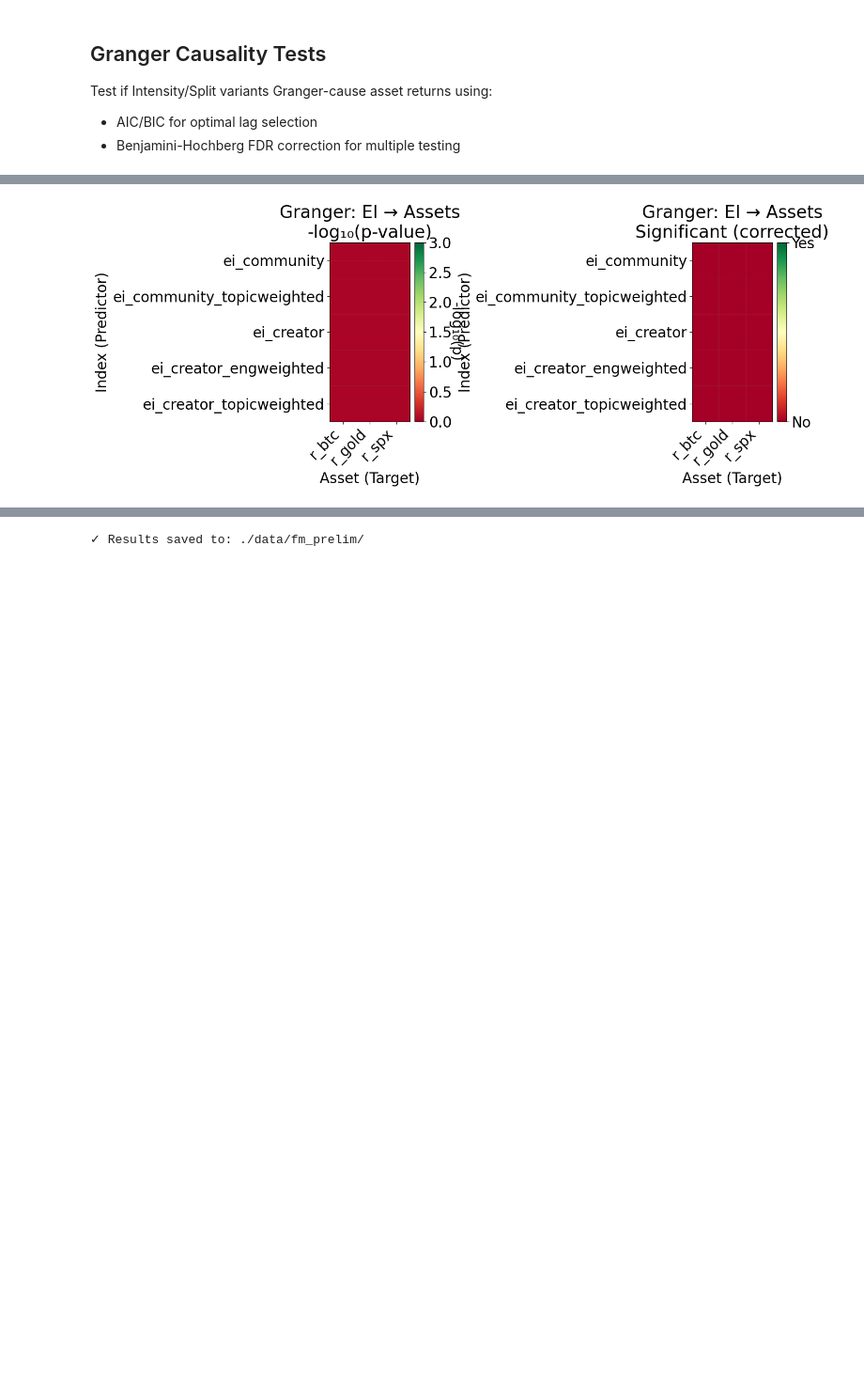
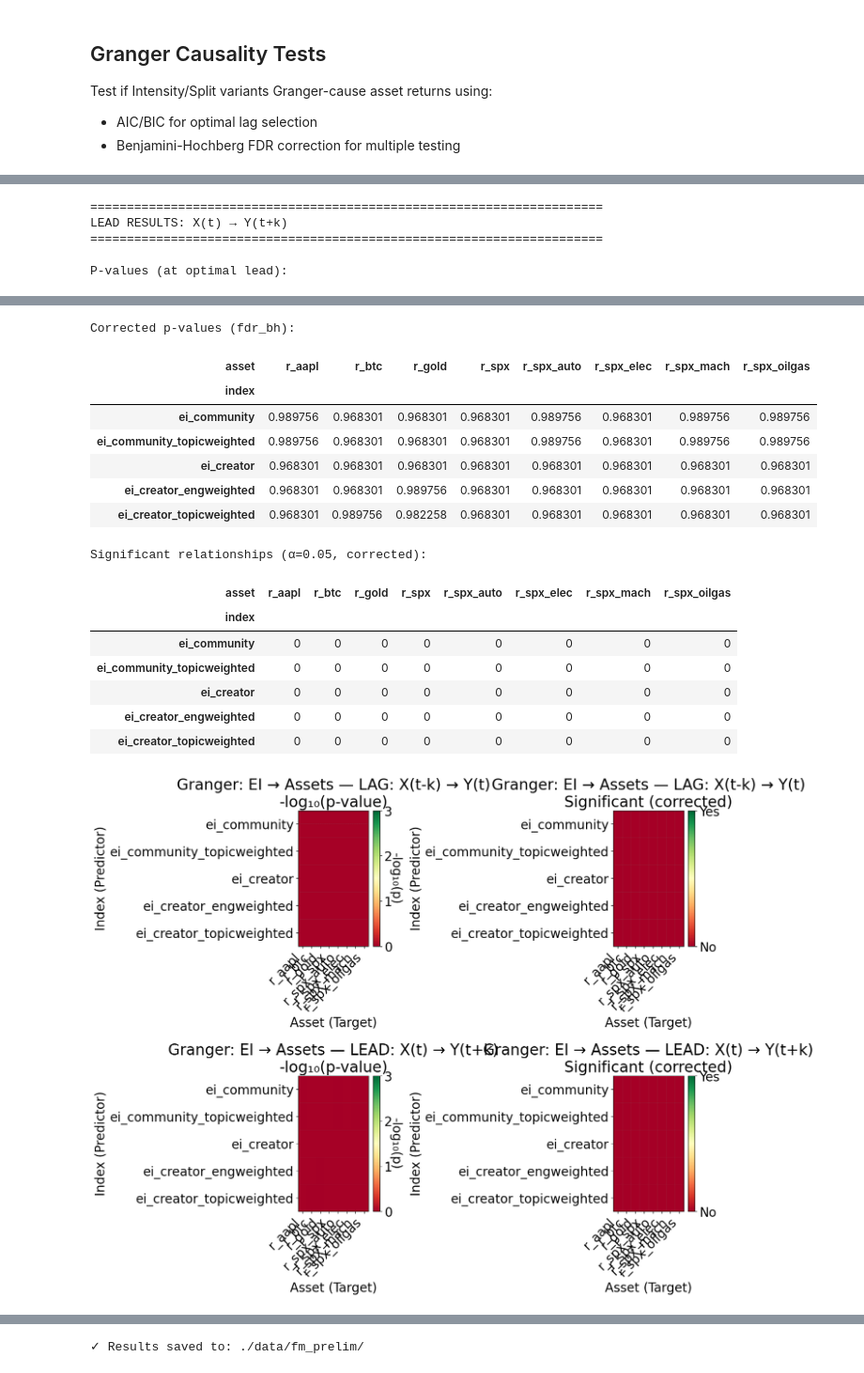
Before and after one commit to isom-ds/youtube-emotion-financial-modelling, a Jupyter notebook: 405_index_comparison_ei.ipynb, the cells around one changed output, grey strips where cells are left out. Shown at 94% size. Saved outputs shown, nothing was run; the diff lists cells and outputs as text; code cells hidden in the pictures; blank space fills up the shorter version.

```diff
--- a/405_index_comparison_ei.ipynb
+++ b/405_index_comparison_ei.ipynb
@@ -49,7 +49,11 @@ Date range: 2025-01-07 00:00:00 to 2025-05-30 00:00:00
 # %%
 # Find EI variants
 ei_variants = ['ei_community', 'ei_community_topicweighted', 'ei_creator', 'ei_creator_engweighted', 'ei_creator_topicweighted']
-ASSET_COLS = ['r_btc', 'r_gold', 'r_spx']
+ASSET_COLS = [
+    'r_btc', 'r_gold', 'r_spx',
+    'r_spx_auto', 'r_spx_oilgas', 'r_spx_mach', 'r_spx_elec',
+    'r_aapl'
+]
 ASSET_COLS = [c for c in ASSET_COLS if c in df.columns]
 
 print(f"\nEI variants found: {len(ei_variants)}")
@@ -130,7 +139,8 @@ print("\n" + "="*70)
 print("Granger Causality Tests")
 print("="*70)
 
-pval_mat, pval_corrected, sig_mat = granger_comparison_variants(
+(pval_mat, pval_corrected, sig_mat,
+ lead_pval_mat, lead_pval_corrected, lead_sig_mat) = granger_comparison_variants(
     df, ei_variants, ASSET_COLS,
     maxlag=MAX_LAG, ic=IC, alpha=ALPHA, correction_method=CORRECTION_METHOD
 )
@@ -177,0 +188,5 @@ Significant relationships (α=0.05, corrected):
+======================================================================
+LEAD RESULTS: X(t) → Y(t+k)
+======================================================================
+
+P-values (at optimal lead):
@@ -178,4 +200,20 @@ Significant relationships (α=0.05, corrected):
+Corrected p-values (fdr_bh):
+| asset | r_aapl | r_btc | r_gold | r_spx | r_spx_auto | r_spx_elec | r_spx_mach | r_spx_oilgas |
+| index |  |  |  |  |  |  |  |  |
+| ei_community | 0.989756 | 0.968301 | 0.968301 | 0.968301 | 0.989756 | 0.968301 | 0.989756 | 0.989756 |
+| ei_community_topicweighted | 0.989756 | 0.968301 | 0.968301 | 0.968301 | 0.989756 | 0.968301 | 0.989756 | 0.989756 |
+| ei_creator | 0.968301 | 0.968301 | 0.968301 | 0.968301 | 0.968301 | 0.968301 | 0.968301 | 0.968301 |
+| ei_creator_engweighted | 0.968301 | 0.968301 | 0.989756 | 0.968301 | 0.968301 | 0.968301 | 0.968301 | 0.968301 |
+| ei_creator_topicweighted | 0.968301 | 0.989756 | 0.982258 | 0.968301 | 0.968301 | 0.968301 | 0.968301 | 0.968301 |
+Significant relationships (α=0.05, corrected):
+| asset | r_aapl | r_btc | r_gold | r_spx | r_spx_auto | r_spx_elec | r_spx_mach | r_spx_oilgas |
+| index |  |  |  |  |  |  |  |  |
+| ei_community | 0 | 0 | 0 | 0 | 0 | 0 | 0 | 0 |
+| ei_community_topicweighted | 0 | 0 | 0 | 0 | 0 | 0 | 0 | 0 |
+| ei_creator | 0 | 0 | 0 | 0 | 0 | 0 | 0 | 0 |
+| ei_creator_engweighted | 0 | 0 | 0 | 0 | 0 | 0 | 0 | 0 |
+| ei_creator_topicweighted | 0 | 0 | 0 | 0 | 0 | 0 | 0 | 0 |
-[figure, old version]
+[figure, new version]
 # %%
 # Variant performance summary
 print("\n" + "="*70)
```
Also changed, not shown: parts of 8 cells of this notebook, 36 other files.
